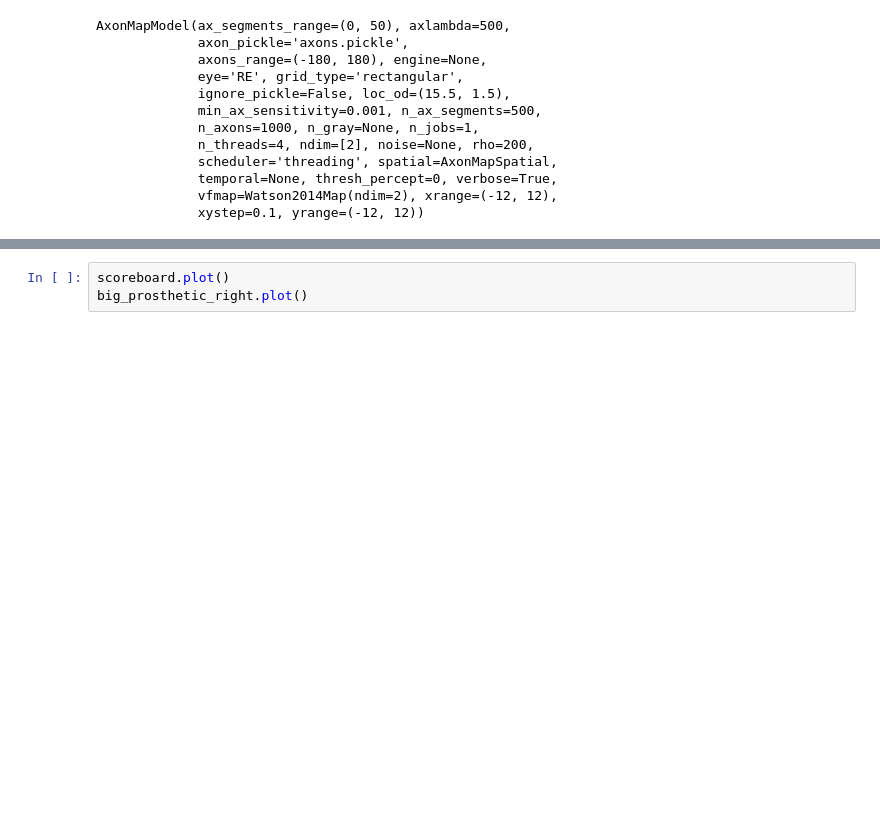
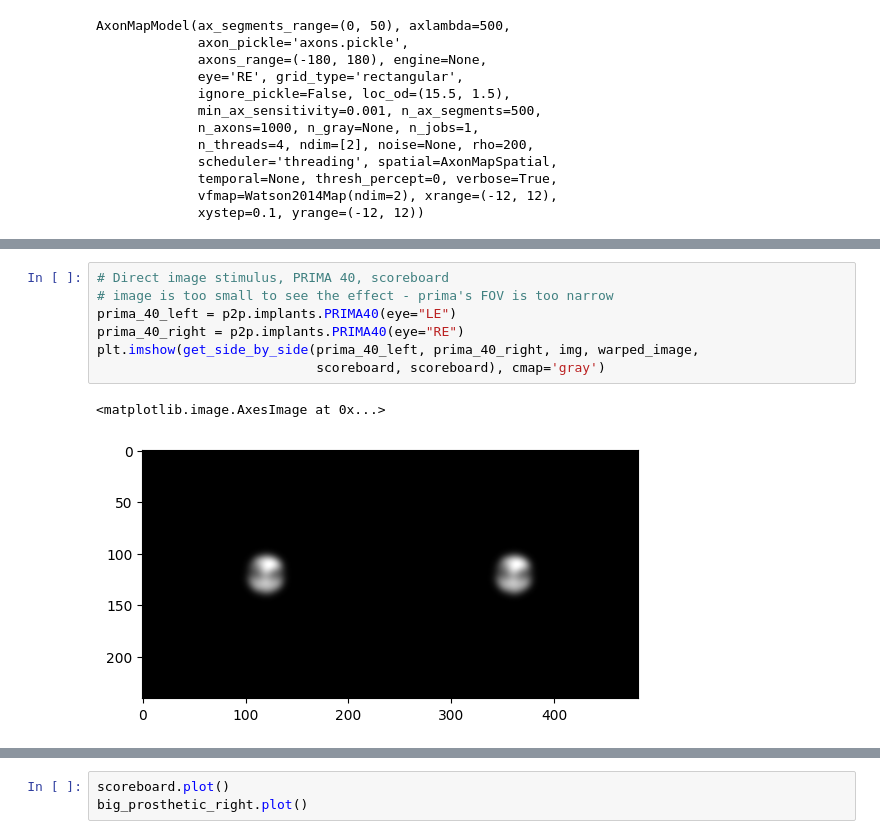
Before and after one commit to csirlin/StereoSight, a Jupyter notebook: depth.ipynb, the cells around one changed output, grey strips where cells are left out. Cells and saved outputs as stored; diff of their text form; blank space fills up the shorter version.

```diff
--- a/depth.ipynb
+++ b/depth.ipynb
@@ -191,0 +112,10 @@ plt.imshow(percept_side_by_side, cmap='gray')
+# %%
+# Direct image stimulus, PRIMA 40, scoreboard
+# image is too small to see the effect - prima's FOV is too narrow
+prima_40_left = p2p.implants.PRIMA40(eye="LE")
+prima_40_right = p2p.implants.PRIMA40(eye="RE")
+plt.imshow(get_side_by_side(prima_40_left, prima_40_right, img, warped_image,
+                            scoreboard, scoreboard), cmap='gray')
+# %% [output]
+<matplotlib.image.AxesImage at 0x...>
+[figure, added]
```
Also changed, not shown: parts of 47 cells of this notebook, 1 other file.
